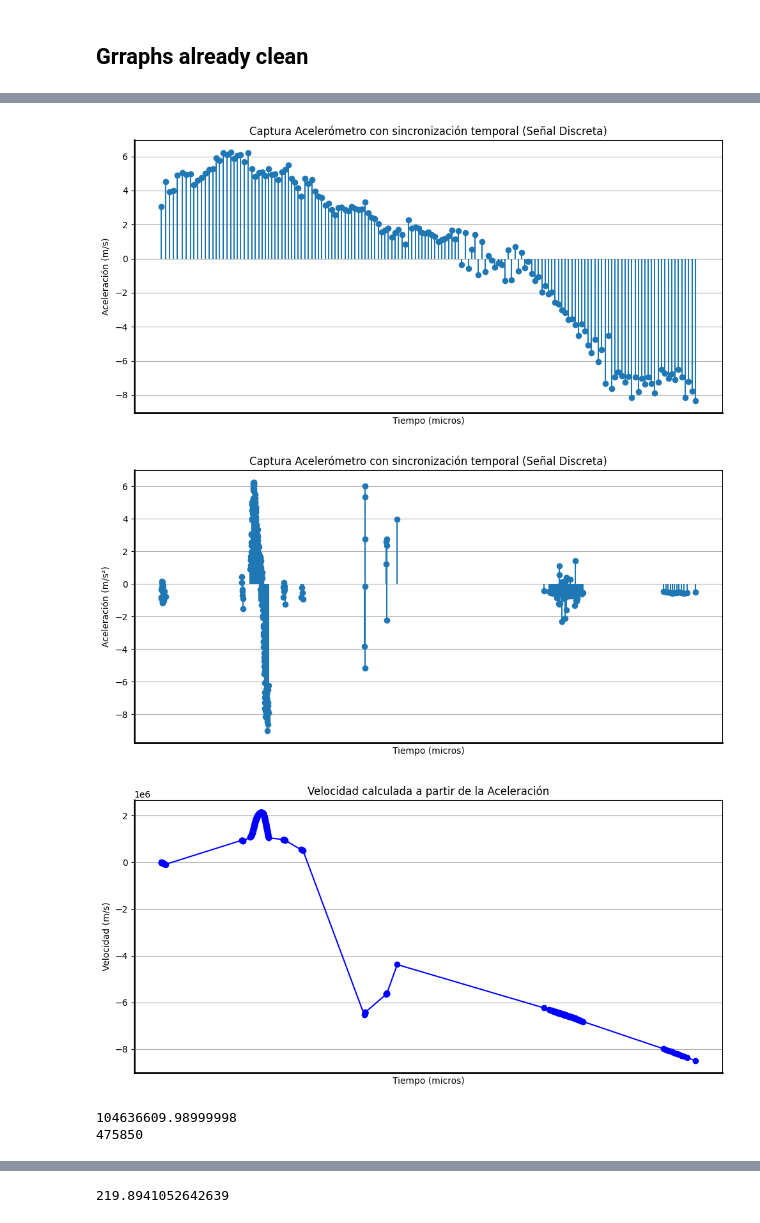
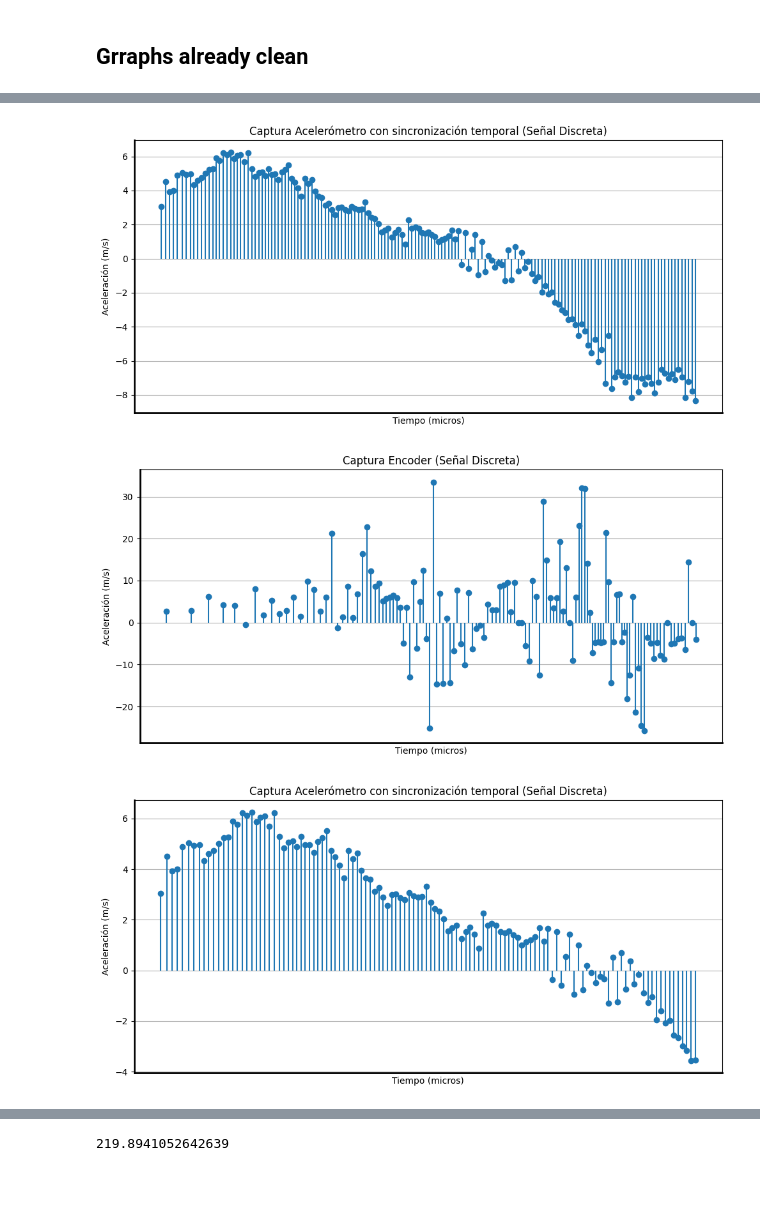
Before and after one commit to Daniesmor/neural_adr_encoder, a Jupyter notebook: time_based_measures.ipynb, the cells around one changed output, grey strips where cells are left out. Cells and saved outputs as stored; diff of their text form; code cells hidden in the pictures; blank space fills up the shorter version.

```diff
--- a/time_based_measures.ipynb
+++ b/time_based_measures.ipynb
@@ -225,8 +233,8 @@ def expand_acelerometer(df, idx):
     if start_idx != -1:
         print("El tiempo de comienzo en el acelerómetro es:", start_idx)
         # Corta acelerómetro hasta start_idx
-        df['acelerometer_times'] = df['acelerometer_times'].iloc[start_idx:]
-        df['acelerometer_accel'] = df['acelerometer_accel'].iloc[start_idx:]
+        df['acelerometer_times'] = df['acelerometer_times'].iloc[start_idx:].reset_index(drop=True)
+        df['acelerometer_accel'] = df['acelerometer_accel'].iloc[start_idx:].reset_index(drop=True)
     else:
         print("No se encontró un índice de inicio válido.")
 
@@ -235,13 +243,12 @@ def expand_acelerometer(df, idx):
     print("Último tiempo del encoder:", last_enc_val)
 
     # Encontrar el índice de final
-    for idx, ac_time in enumerate(acelerometer_times):
+    for idx, ac_time in enumerate(df['acelerometer_times']):
         if last_enc_val <= ac_time:
             end_idx = idx
             print("Último tiempo del codificador:", last_enc_val)
             print("Tiempo del acelerómetro:", ac_time)
             break
-
     # Verificar si se encontró un índice de final
     if end_idx != -1:
         print("El tiempo de final en el acelerómetro es:", end_idx)
@@ -271,7 +285,7 @@ El tiempo de final en el acelerómetro es: 158
 #acelerometer_times = acelerometro_1.iloc[:,1].astype(int)
 #acelerometer_accel = acelerometro_1.iloc[:,2]
 # %%
-def expand_acelerometer(df, idx):
+def graph_expansion(df, idx):
     plt.figure(figsize=(10, 5))
     plt.stem(df['encoder_times'], df['encoder_accel'], basefmt=" ")
     plt.title('Captura Encoder (Señal Discreta)')
@@ -288,31 +302,33 @@ def expand_acelerometer(df, idx):
     ax.spines['bottom'].set_color('black')
     ax.spines['left'].set_color('black')
 
     plt.tight_layout()
     plt.show()
 
     plt.figure(figsize=(10, 5))
     plt.stem(df['acelerometer_times'], df['acelerometer_accel'], basefmt=" ")
     plt.title('Captura Acelerómetro con sincronización temporal (Señal Discreta)')
     plt.xlabel('Tiempo (micros)')
     plt.ylabel('Aceleración (m/s)')
     plt.grid()
 
     # Resaltar los ejes
     ax = plt.gca()  # Obtener el eje actual
     ax.spines['bottom'].set_linewidth(2)  # Grosor del eje x
     ax.spines['left'].set_linewidth(2)    # Grosor del eje y
     plt.xticks([])
     # Cambiar color de los ejes
     ax.spines['bottom'].set_color('black')
     ax.spines['left'].set_color('black')
 
     plt.tight_layout()
     plt.show()
 
 
 for idx, df in enumerate(extended_df):
-    expand_acelerometer(df, idx)
+    graph_expansion(df, idx)
 # %% [output]
 [figure]
 [figure]
+[figure, added]
+[figure, added]
@@ -322,61 +334,0 @@ acelerometer_times_np = acelerometer_times.to_numpy()
-# %%
-# Calcular los delta_t (diferencia entre tiempos consecutivos)
-delta_t = np.diff(acelerometer_times_np, prepend=acelerometer_times_np[0])
-
-# Integración discreta para obtener la velocidad
-# La velocidad inicial se puede establecer en 0 o en el valor que consideres adecuado
-velocidad_inicial = 0
-velocidad = np.cumsum(acelerometer_accel_np * delta_t) + velocidad_inicial
-
-# Graficar la aceleración
-plt.figure(figsize=(10, 5))
-plt.stem(acelerometer_times, acelerometer_accel, basefmt=" ")
-plt.title('Captura Acelerómetro con sincronización temporal (Señal Discreta)')
-plt.xlabel('Tiempo (micros)')
-plt.ylabel('Aceleración (m/s²)')
-plt.grid()
-
-# Resaltar los ejes
-ax = plt.gca()  # Obtener el eje actual
-ax.spines['bottom'].set_linewidth(2)  # Grosor del eje x
-ax.spines['left'].set_linewidth(2)    # Grosor del eje y
-plt.xticks([])
-# Cambiar color de los ejes
-ax.spines['bottom'].set_color('black')
-ax.spines['left'].set_color('black')
-
-plt.tight_layout()
-plt.show()
-
-# Graficar la velocidad
-plt.figure(figsize=(10, 5))
-plt.plot(acelerometer_times_np, velocidad, marker='o', linestyle='-', color='blue')
-plt.title('Velocidad calculada a partir de la Aceleración')
-plt.xlabel('Tiempo (micros)')
-plt.ylabel('Velocidad (m/s)')
-plt.grid()
-
-# Resaltar los ejes
-ax = plt.gca()  # Obtener el eje actual
-ax.spines['bottom'].set_linewidth(2)  # Grosor del eje x
-ax.spines['left'].set_linewidth(2)    # Grosor del eje y
-plt.xticks([])
-# Cambiar color de los ejes
-ax.spines['bottom'].set_color('black')
-ax.spines['left'].set_color('black')
-
-plt.tight_layout()
-plt.show()
-# %% [output]
-[figure, removed]
-[figure, removed]
-# %%
-velocidad
-total_vel = np.sum(velocidad)
-print(total_vel)
-total_time = acelerometer_times_np[-1] - acelerometer_times_np[0]
-
-print(total_time)
-# %% [output]
-104636609.98999998
-475850
```
Also changed, not shown: parts of 11 cells of this notebook, 2 other files.
